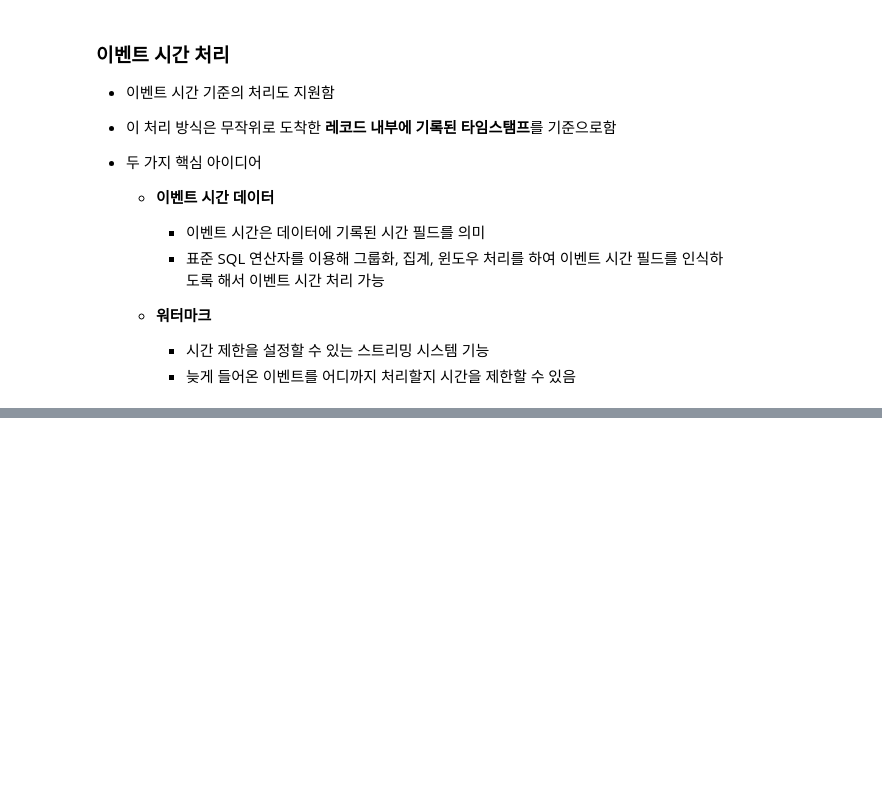
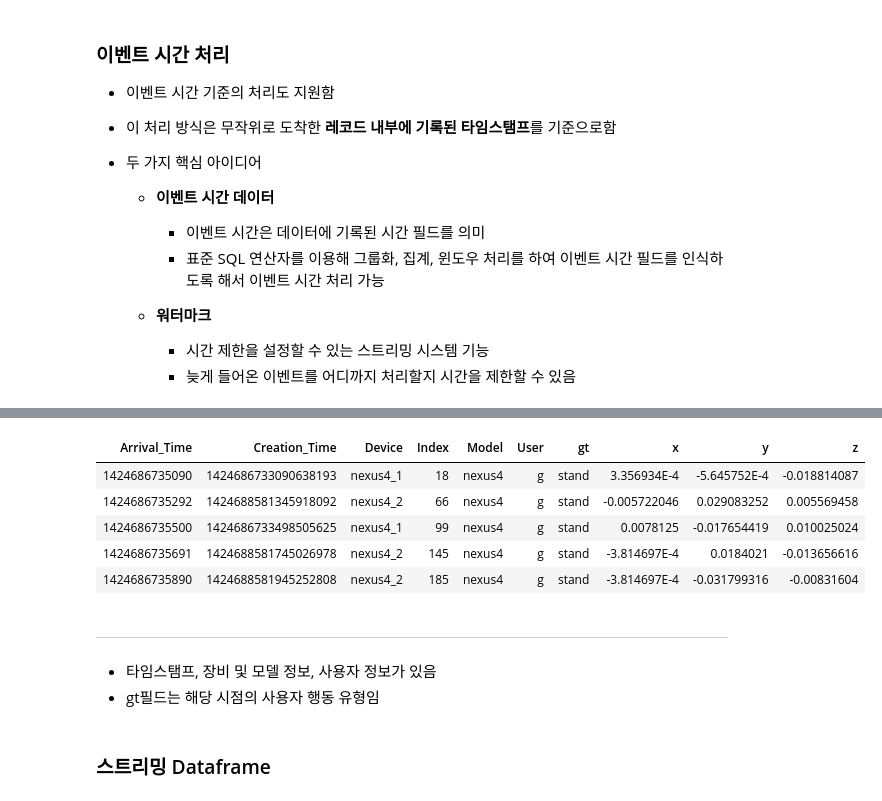
Before and after one commit to PingPingE/Spark, a Jupyter notebook: Part5/Chapter21.ipynb, the cells around one changed output, grey strips where cells are left out. Saved outputs shown, nothing was run; the diff lists cells and outputs as text; code cells hidden in the pictures; blank space fills up the shorter version.

Commit message:
Spark:The Definitive Guide Chapter21

```diff
--- a/Part5/Chapter21.ipynb
+++ b/Part5/Chapter21.ipynb
@@ -90,0 +100,2 @@
+# %%
+path = 'FileStore/tables/bin/activity-data'
@@ -90,0 +106,3 @@
+# %%
+static = spark.read.json(path)
+dataSchema = static.schema
@@ -90,0 +115,15 @@
+# %%
+display(static.take(5))
+# %% [output]
+| Arrival_Time | Creation_Time | Device | Index | Model | User | gt | x | y | z |
+| 1424686735090 | 1424686733090638193 | nexus4_1 | 18 | nexus4 | g | stand | 3.356934E-4 | -5.645752E-4 | -0.018814087 |
+| 1424686735292 | 1424688581345918092 | nexus4_2 | 66 | nexus4 | g | stand | -0.005722046 | 0.029083252 | 0.005569458 |
+| 1424686735500 | 1424686733498505625 | nexus4_1 | 99 | nexus4 | g | stand | 0.0078125 | -0.017654419 | 0.010025024 |
+| 1424686735691 | 1424688581745026978 | nexus4_2 | 145 | nexus4 | g | stand | -3.814697E-4 | 0.0184021 | -0.013656616 |
+| 1424686735890 | 1424688581945252808 | nexus4_2 | 185 | nexus4 | g | stand | -3.814697E-4 | -0.031799316 | -0.00831604 |
+# %% [markdown]
+----
+- 타임스탬프, 장비 및 모델 정보, 사용자 정보가 있음
+- gt필드는 해당 시점의 사용자 행동 유형임
+# %% [markdown]
+### 스트리밍 Dataframe
```
Also changed, not shown: parts of 31 cells of this notebook.
